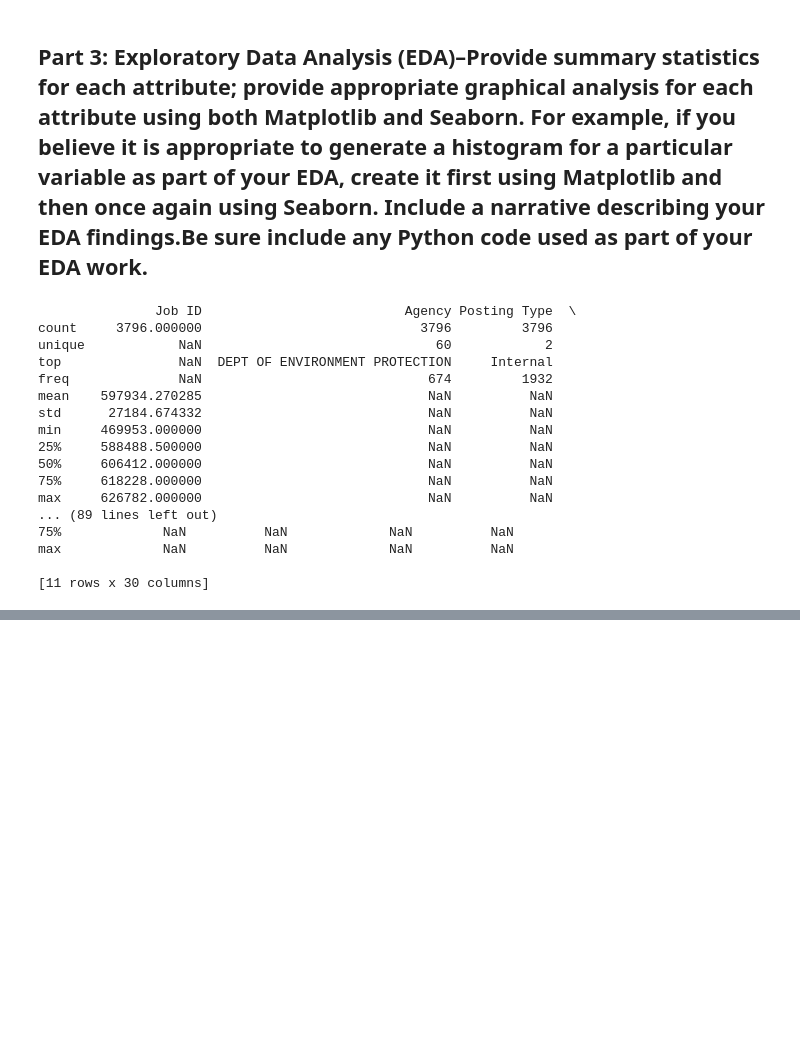
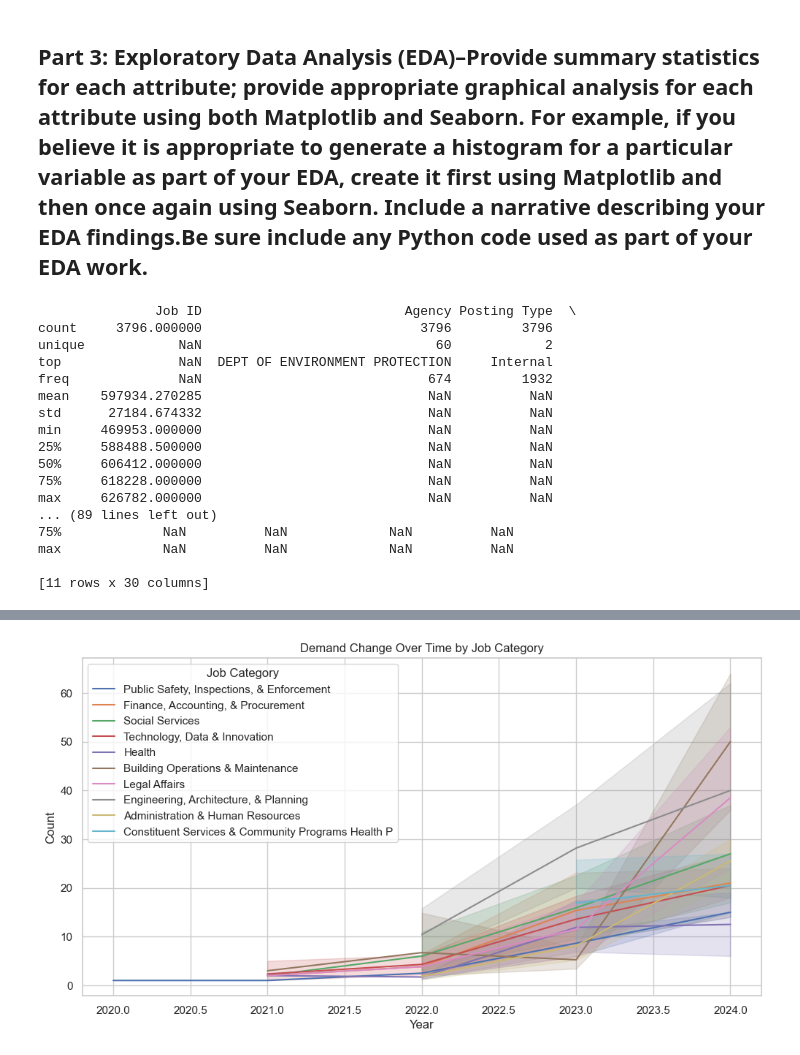
Before and after one commit to justsumant/DAV-5400, a Jupyter notebook: S_Gupta_Project1.ipynb, the cells around one changed output, grey strips where cells are left out. Drawn from its saved outputs; the diff is of its cells as text; code cells hidden in the pictures; blank space fills up the shorter version.

```diff
--- a/S_Gupta_Project1.ipynb
+++ b/S_Gupta_Project1.ipynb
@@ -223,0 +251,96 @@ plt.show()
+# %%
+
+# Data Preparation:
+# Extract relevant columns like "Job Category," "Posting Date," and other attributes of interest.
+
+import pandas as pd
+
+# Load the dataset
+df = pd.read_csv('https://raw.githubusercontent.com/justsumant/DAV-5400/main/Jobs_NYC_Postings_20240219.csv')
+
+# Extract relevant columns
+relevant_columns = ['Job Category', 'Posting Date', 'Full-Time/Part-Time indicator', 'Salary Range From', 'Salary Range To']
+df = df[relevant_columns]
+print(df.columns)
+
+# Limit the character length of 'job_category' column to 50
+df['Job Category'] = df['Job Category'].str[:50]
+
+# Keep only the top 10 categories for better visualization
+top_10_categories = df['Job Category'].value_counts().head(10).index
+df = df[df['Job Category'].isin(top_10_categories)]
+
+# Data Cleaning:
+# Convert 'Posting Date' to datetime
+df['Posting Date'] = pd.to_datetime(df['Posting Date'], errors='coerce')
+
+# Handle missing values
+df.dropna(subset=['Job Category', 'Posting Date'], inplace=True)
+
+
+# Temporal Analysis:
+# Extract year and month from 'Posting Date'
+df['Year'] = df['Posting Date'].dt.year
+df['Month'] = df['Posting Date'].dt.month
+
+# Group data by year, month, and job category
+grouped_data = df.groupby(['Year', 'Month', 'Job Category']).size().reset_index(name='Count')
+
+
+# Visualization
+import matplotlib.pyplot as plt
+import seaborn as sns
+
+# Line plot for overall demand change
+plt.figure(figsize=(12, 6))
+sns.lineplot(x='Year', y='Count', hue='Job Category', data=grouped_data)
+plt.title('Demand Change Over Time by Job Category')
+plt.xlabel('Year')
+plt.ylabel('Count')
+plt.show()
+
+
+import seaborn as sns
+import matplotlib.pyplot as plt
+
+# Plotting the histogram using matplot
+plt.figure(figsize=(12, 8))
+plt.hist(df['Job Category'], bins=20, edgecolor='black', alpha=0.7)
+plt.title('Distribution of Job Categories (Top 10)')
+plt.xlabel('Job Category')
+plt.ylabel('Frequency')
+plt.xticks(rotation=45, ha='right')
+plt.show()
+
+
+# Set the style of seaborn
+sns.set(style="whitegrid")
+
+# Plotting the histogram using seaborn
+plt.figure(figsize=(12, 8))
+sns.histplot(data=df, x='Job Category', bins=20, kde=False)
+plt.title('Distribution of Job Categories (Top 10)')
+plt.xlabel('Job Category')
+plt.ylabel('Frequency')
+plt.xticks(rotation=45, ha='right')
+plt.show()
+
+
+
+# Salary Analysis:
+# Boxplot for salary trends
+plt.figure(figsize=(12, 8))
+sns.boxplot(x='Year', y='Salary Range From', hue='Job Category', data=df)
+plt.title('Salary Trends Over Time by Job Category')
+plt.xlabel('Year')
+plt.ylabel('Salary Range From')
+plt.show()
+
+# Boxplot for salary trends using Seaborn
+plt.figure(figsize=(12, 8))
+sns.boxplot(x='Year', y='Salary Range From', hue='Job Category', data=df)
+plt.title('Salary Trends Over Time by Job Category (Seaborn)')
+plt.xlabel('Year')
+plt.ylabel('Salary Range From')
+plt.show()
+# %% [output]
@@ -223,0 +350 @@ plt.show()
+[figure, added]
```
Also changed, not shown: parts of 8 cells of this notebook.
